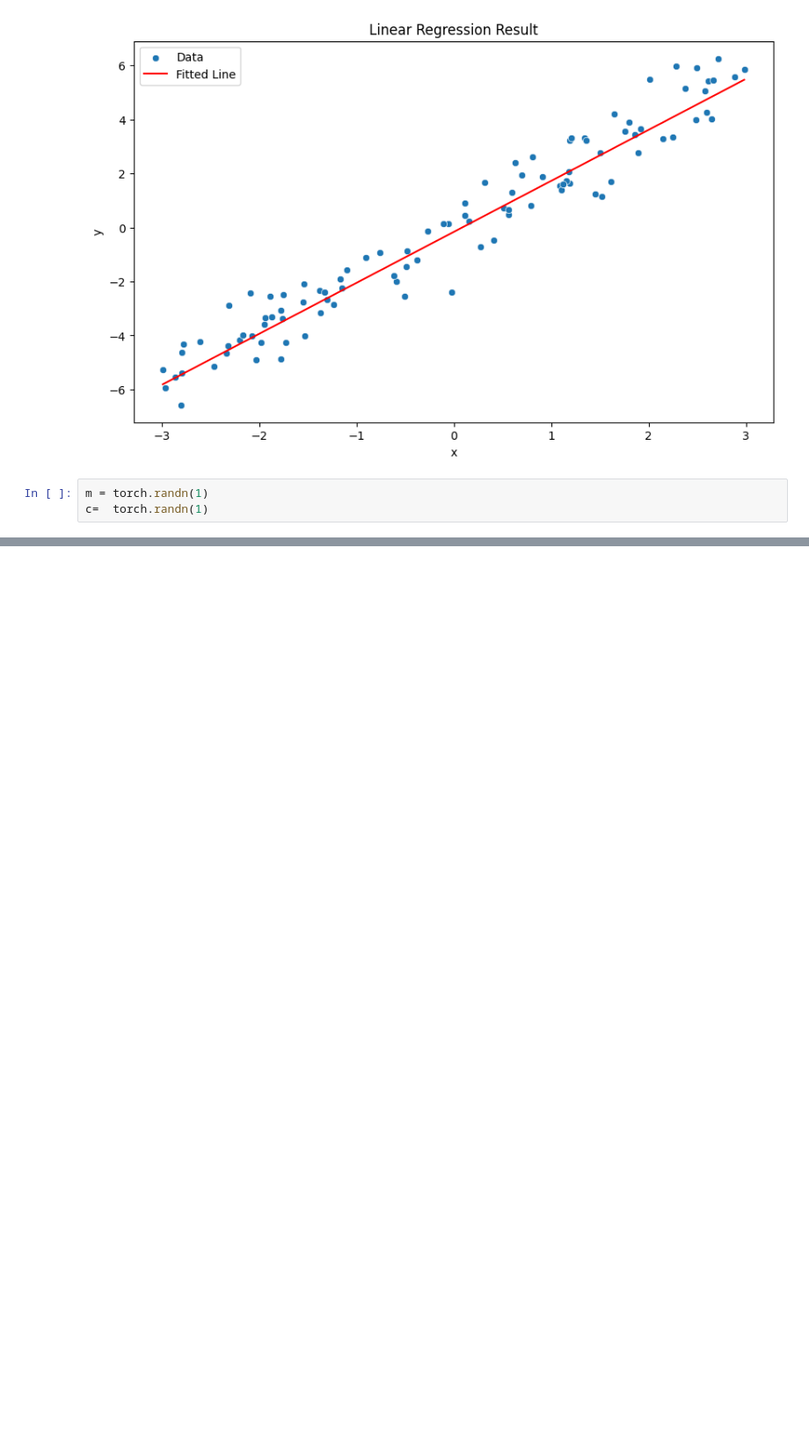
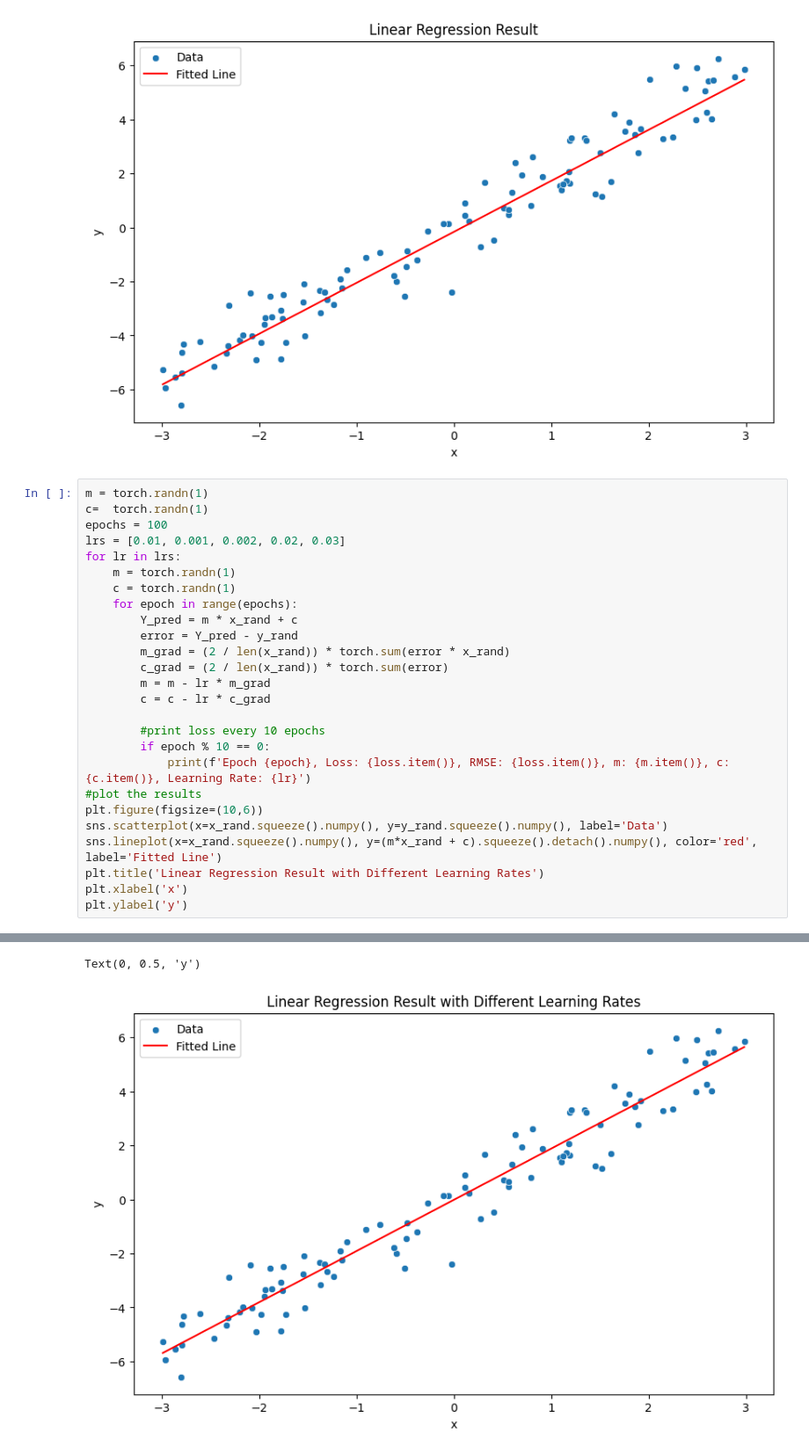
Before and after one commit to k17hawk/ml_scratch_pytorch, a Jupyter notebook: linear_regression.ipynb, the cells around one changed output, grey strips where cells are left out. Shown: that part at 88% size. Drawn from its saved outputs; the diff is of its cells as text; blank space fills up the shorter version.

```diff
--- a/linear_regression.ipynb
+++ b/linear_regression.ipynb
@@ -99,3 +99,27 @@ Epoch 90, Loss: 0.6740281581878662, m: 1.8849653005599976, c: -0.187700733542442
 # %%
 m = torch.randn(1)
 c=  torch.randn(1)
+epochs = 100
+lrs = [0.01, 0.001, 0.002, 0.02, 0.03]
+for lr in lrs:
+    m = torch.randn(1)
+    c = torch.randn(1)
+    for epoch in range(epochs):
+        Y_pred = m * x_rand + c
+        error = Y_pred - y_rand
+        m_grad = (2 / len(x_rand)) * torch.sum(error * x_rand)
+        c_grad = (2 / len(x_rand)) * torch.sum(error)
+        m = m - lr * m_grad
+        c = c - lr * c_grad
+
+        #print loss every 10 epochs
+        if epoch % 10 == 0:
+            print(f'Epoch {epoch}, Loss: {loss.item()}, RMSE: {loss.item()}, m: {m.item()}, c: {c.item()}, Learning Rate: {lr}')
+#plot the results
+plt.figure(figsize=(10,6))
+sns.scatterplot(x=x_rand.squeeze().numpy(), y=y_rand.squeeze().numpy(), label='Data')
+sns.lineplot(x=x_rand.squeeze().numpy(), y=(m*x_rand + c).squeeze().detach().numpy(), color='red', label='Fitted Line')
+plt.title('Linear Regression Result with Different Learning Rates')
+plt.xlabel('x')
+plt.ylabel('y')
+# %% [output]
@@ -101,0 +143,2 @@ c=  torch.randn(1)
+Text(0, 0.5, 'y')
+[figure, added]
```
Also changed, not shown: parts of 1 cell of this notebook.
